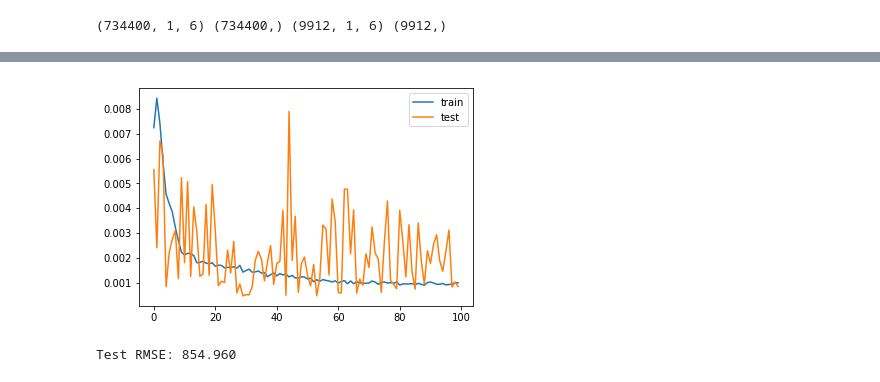
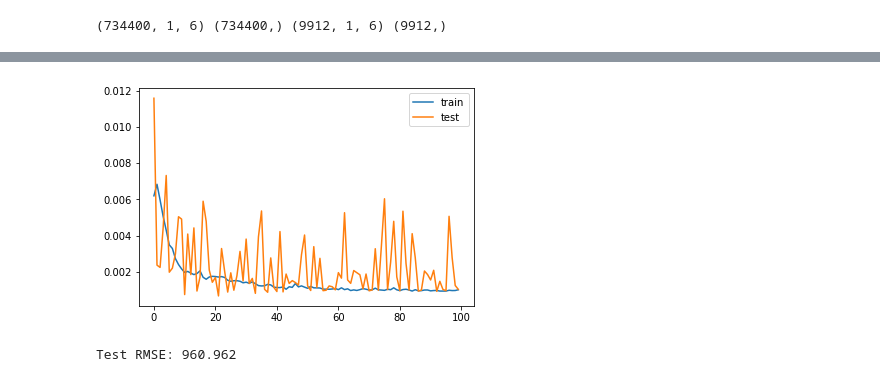
Before and after one commit to IshadiGamage/ForexForecast, a Jupyter notebook: rnn/rnn-concate/rnn-concat_dataset.ipynb, the cells around one changed output, grey strips where cells are left out. Saved outputs shown, nothing was run; the diff lists cells and outputs as text; code cells hidden in the pictures.

```diff
--- a/rnn/rnn-concate/rnn-concat_dataset.ipynb
+++ b/rnn/rnn-concate/rnn-concat_dataset.ipynb
@@ -186,7 +190,7 @@ model.compile(loss='mae', optimizer='adam')
 
 # fit network
 # batch size-number of instances that are evaluated before a weight update in the network is performed
-history = model.fit(train_X, train_y, epochs=100, batch_size=200, validation_data=(test_X, test_y), verbose=2, shuffle=False)
+history = model.fit(train_X, train_y, epochs=100, batch_size=150, validation_data=(test_X, test_y), verbose=2, shuffle=False)
 
 # plot history
 pyplot.plot(history.history['loss'], label='train')
@@ -214,4 +218,4 @@ Epoch 100/100
-[figure, old version]
+[figure, new version]
 # %%
 # make a prediction
 yhat = model.predict(test_X)
@@ -229,7 +233,7 @@ inv_y = inv_y[:,0]
 rmse = sqrt(mean_squared_error(inv_y, inv_yhat))
 print('Test RMSE: %.3f' % rmse)
 # %% [output]
-Test RMSE: 854.960
+Test RMSE: 960.962
 # %%
 # # evaluate the model
 # scores = model.evaluate(X, Y)
```
Also changed, not shown: parts of 4 cells of this notebook, 1 other file.
